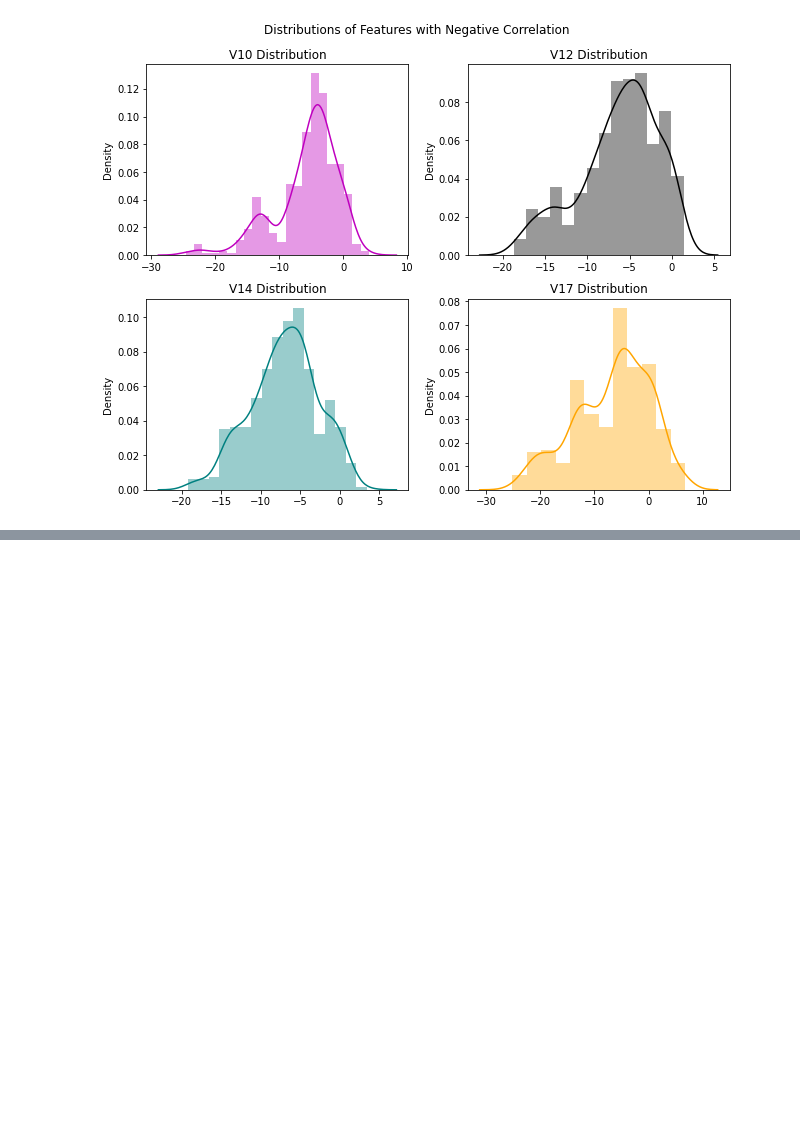
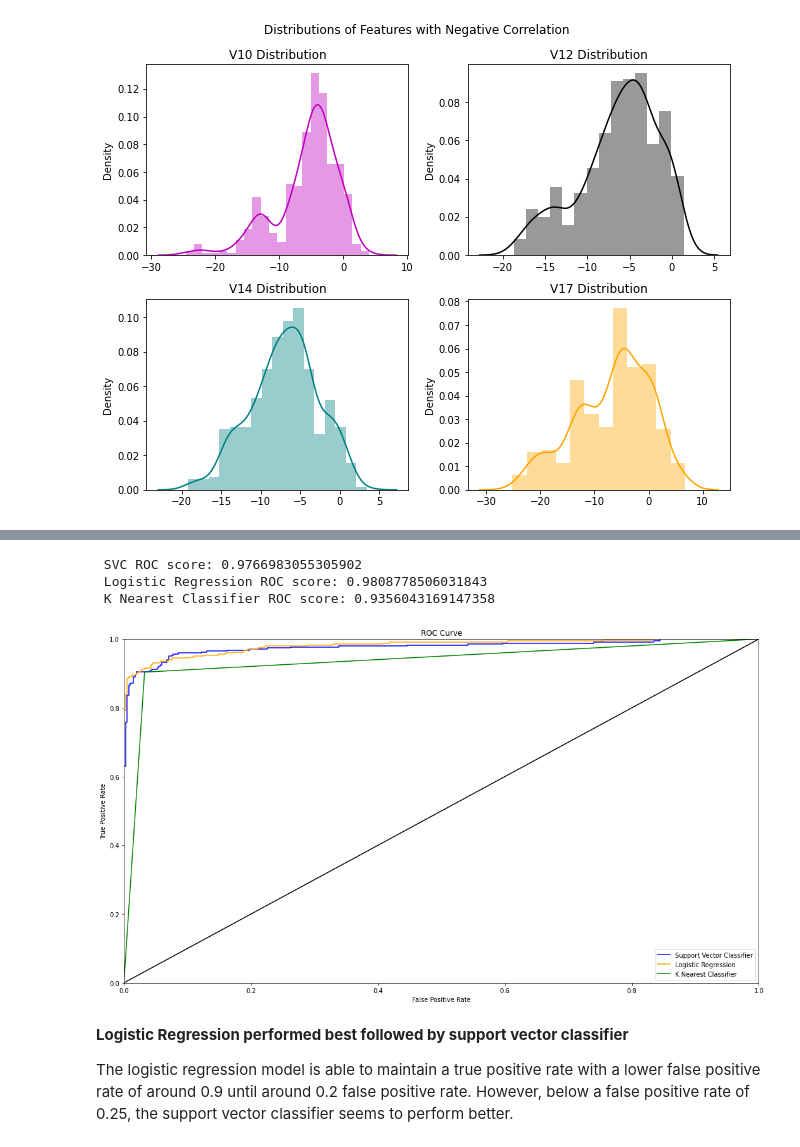
Before and after one commit to fookaixiong/Credit-Card-Fraud-Project, a Jupyter notebook: credit-card-fraud-detection.ipynb, the cells around one changed output, grey strips where cells are left out. Drawn from its saved outputs; the diff is of its cells as text; code cells hidden in the pictures; blank space fills up the shorter version.

```diff
--- a/credit-card-fraud-detection.ipynb
+++ b/credit-card-fraud-detection.ipynb
@@ -356,0 +829,44 @@ plt.show()
+# %%
+from sklearn.model_selection import cross_val_predict
+from sklearn.metrics import roc_curve, roc_auc_score
+
+
+SVC_roc_pred = cross_val_predict(SVC_tuned, x_train, y_train, cv=5,
+                             method="decision_function")
+
+LR_roc_pred = cross_val_predict(LR_tuned, x_train, y_train, cv=5,
+                             method="decision_function")
+
+KNC_roc_pred = cross_val_predict(KNC_tuned, x_train, y_train, cv=5)
+# %%
+print(f' SVC ROC score: {roc_auc_score(y_train, SVC_roc_pred)}')
+print(f' Logistic Regression ROC score: {roc_auc_score(y_train, LR_roc_pred)}')
+print(f' K Nearest Classifier ROC score: {roc_auc_score(y_train, KNC_roc_pred)}')
+# %% [output]
+ SVC ROC score: 0.9766983055305902
+ Logistic Regression ROC score: 0.9808778506031843
+ K Nearest Classifier ROC score: 0.9356043169147358
+# %%
+false_positive_rate_SVC, true_positive_rate_SVC, threshold_SVC = roc_curve(y_train, SVC_roc_pred)
+false_positive_rate_LR, true_positive_rate_LR, threshold_LR = roc_curve(y_train, LR_roc_pred)
+false_positive_rate_KNC, true_positive_rate_KNC, threshold_KNC = roc_curve(y_train, KNC_roc_pred)
+# %%
+fig = plt.figure(figsize=(18,10))
+
+plt.plot(false_positive_rate_SVC,true_positive_rate_SVC,label="Support Vector Classifier",color="blue")
+plt.plot(false_positive_rate_LR,true_positive_rate_LR,label="Logistic Regression",color="orange")
+plt.plot(false_positive_rate_KNC,true_positive_rate_KNC,label="K Nearest Classifier",color="green")
+plt.xlabel("False Positive Rate")
+plt.ylabel("True Positive Rate")
+plt.xlim([0,1])
+plt.ylim([0,1])
+plt.plot((0,1),(0,1),color="black")
+plt.title("ROC Curve")
+plt.legend()
+plt.show()
+# %% [output]
+[figure, added]
+# %% [markdown]
+**Logistic Regression performed best followed by support vector classifier**
+
+The logistic regression model is able to maintain a true positive rate with a lower false positive rate of around 0.9 until around 0.2 false positive rate. However, below a false positive rate of 0.25, the support vector classifier seems to perform better.
```
Also changed, not shown: parts of 64 cells of this notebook.
